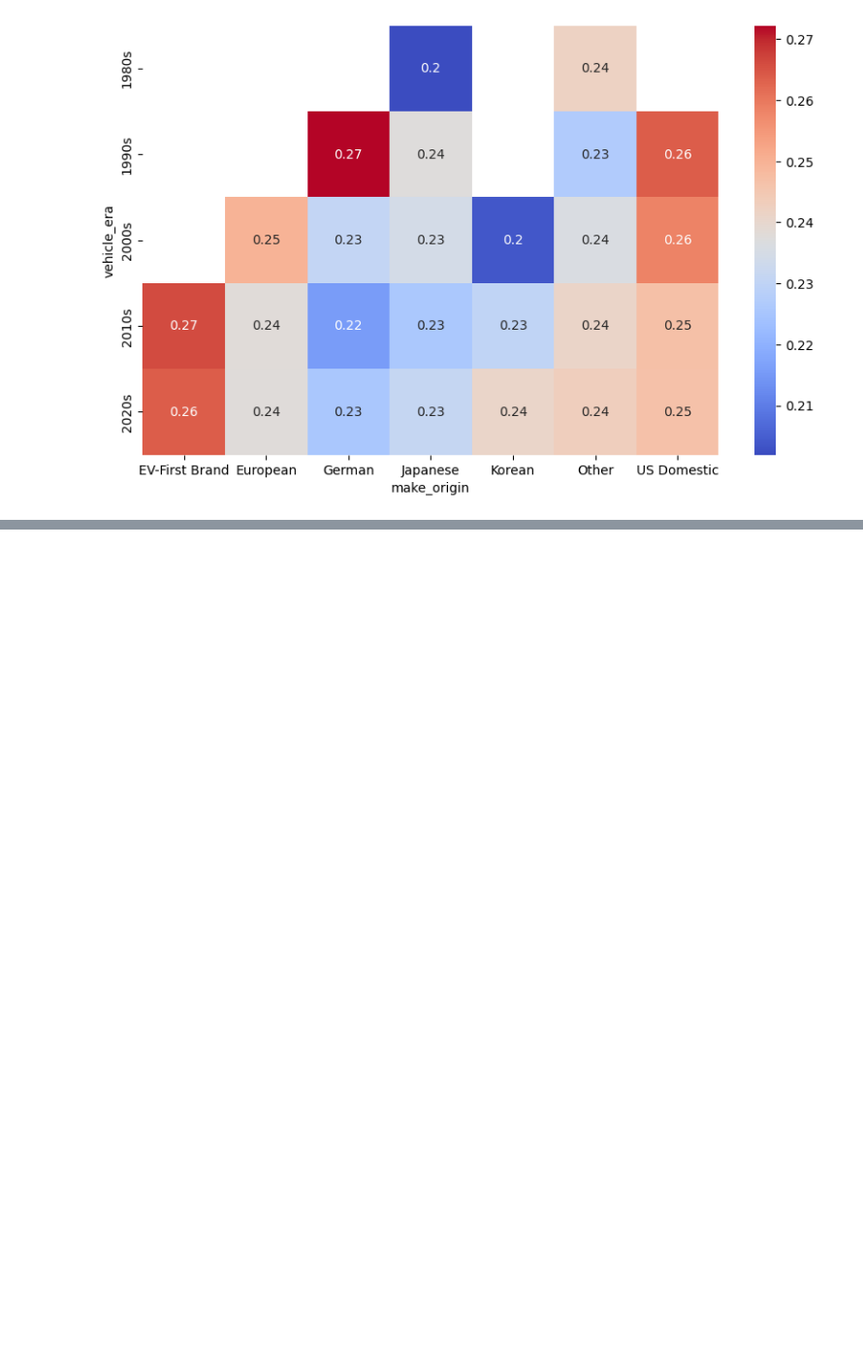
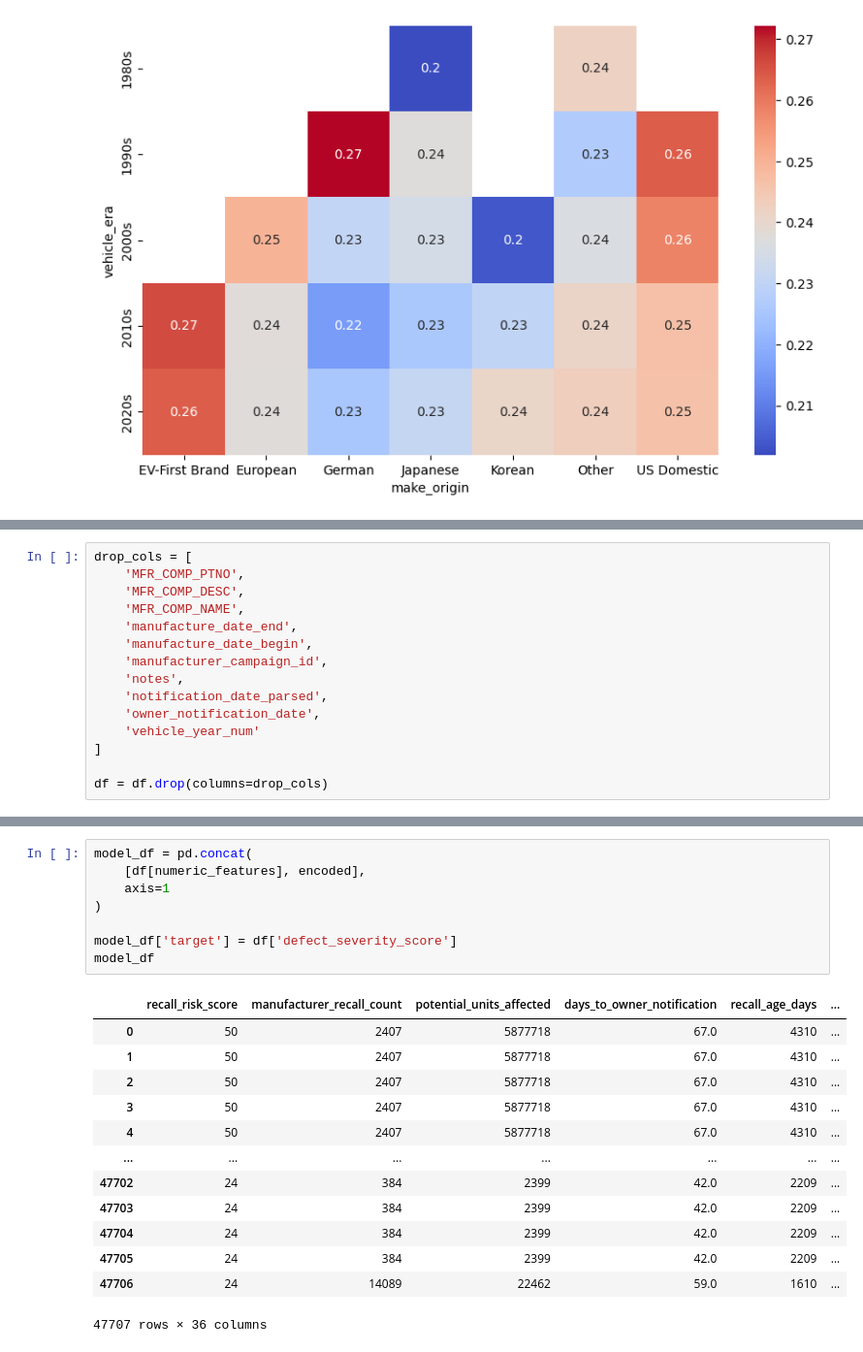
Before and after one commit to djmans630/DSC148_Project, a Jupyter notebook: DSC148_Final_Project_Dayoung.ipynb, the cells around one changed output, grey strips where cells are left out. Shown at 97% size. Drawn from its saved outputs; the diff is of its cells as text; blank space fills up the shorter version.

```diff
--- a/DSC148_Final_Project_Dayoung.ipynb
+++ b/DSC148_Final_Project_Dayoung.ipynb
@@ -440,0 +471,15 @@ plt.show()
+# %%
+drop_cols = [
+    'MFR_COMP_PTNO',
+    'MFR_COMP_DESC',
+    'MFR_COMP_NAME',
+    'manufacture_date_end',
+    'manufacture_date_begin',
+    'manufacturer_campaign_id',
+    'notes',
+    'notification_date_parsed',
+    'owner_notification_date',
+    'vehicle_year_num'
+]
+
+df = df.drop(columns=drop_cols)
@@ -440,0 +546,22 @@ plt.show()
+# %%
+model_df = pd.concat(
+    [df[numeric_features], encoded],
+    axis=1
+)
+
+model_df['target'] = df['defect_severity_score']
+model_df
+# %% [output]
+|  | recall_risk_score | manufacturer_recall_count | potential_units_affected | days_to_owner_notification | recall_age_days | ... |
+| 0 | 50 | 2407 | 5877718 | 67.0 | 4310 | ... |
+| 1 | 50 | 2407 | 5877718 | 67.0 | 4310 | ... |
+| 2 | 50 | 2407 | 5877718 | 67.0 | 4310 | ... |
+| 3 | 50 | 2407 | 5877718 | 67.0 | 4310 | ... |
+| 4 | 50 | 2407 | 5877718 | 67.0 | 4310 | ... |
+| ... | ... | ... | ... | ... | ... | ... |
+| 47702 | 24 | 384 | 2399 | 42.0 | 2209 | ... |
+| 47703 | 24 | 384 | 2399 | 42.0 | 2209 | ... |
+| 47704 | 24 | 384 | 2399 | 42.0 | 2209 | ... |
+| 47705 | 24 | 384 | 2399 | 42.0 | 2209 | ... |
+| 47706 | 24 | 14089 | 22462 | 59.0 | 1610 | ... |
+47707 rows × 36 columns
```
Also changed, not shown: parts of 11 cells of this notebook.
